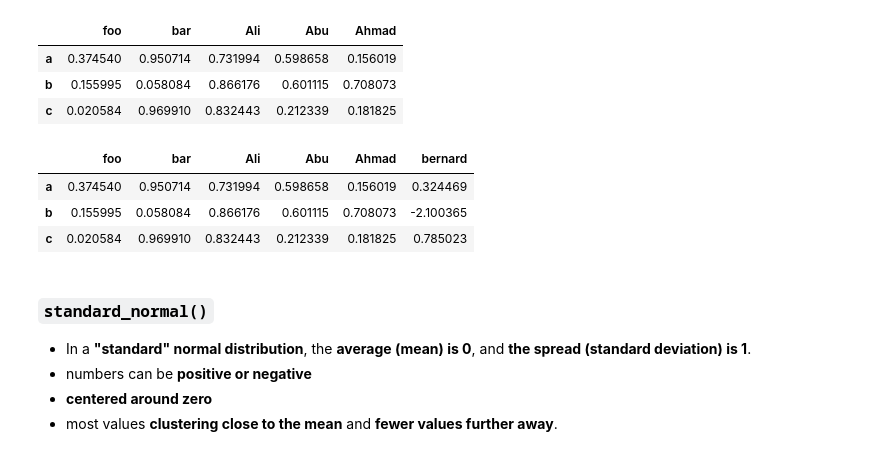
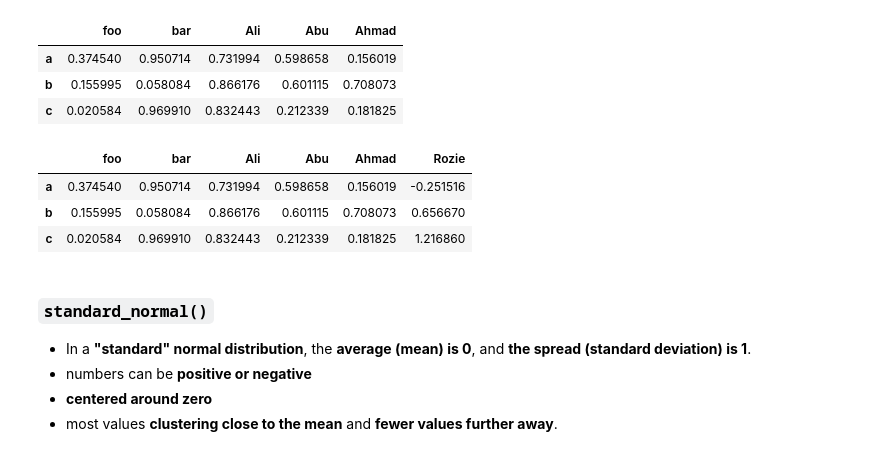
Before and after one commit to Rozieyati/Data-Science-Project, a Jupyter notebook: P166417_Week7_DataManipulation_Pandas_20251122_ORI.ipynb, the cells around one changed output. Cells and saved outputs as stored; diff of their text form; code cells hidden in the pictures.

```diff
--- a/P166417_Week7_DataManipulation_Pandas_20251122_ORI.ipynb
+++ b/P166417_Week7_DataManipulation_Pandas_20251122_ORI.ipynb
@@ -310,13 +314,13 @@ trial
 | c | 0.020584 | 0.969910 | 0.832443 | 0.212339 | 0.181825 |
 # %%
 # Add column # 6 with standard normal data
-trial['bernard'] = np.random.standard_normal(3)
+trial['Rozie'] = np.random.standard_normal(3)
 trial
 # %% [output]
-|  | foo | bar | Ali | Abu | Ahmad | bernard |
-| a | 0.374540 | 0.950714 | 0.731994 | 0.598658 | 0.156019 | 0.324469 |
-| b | 0.155995 | 0.058084 | 0.866176 | 0.601115 | 0.708073 | -2.100365 |
-| c | 0.020584 | 0.969910 | 0.832443 | 0.212339 | 0.181825 | 0.785023 |
+|  | foo | bar | Ali | Abu | Ahmad | Rozie |
+| a | 0.374540 | 0.950714 | 0.731994 | 0.598658 | 0.156019 | -0.251516 |
+| b | 0.155995 | 0.058084 | 0.866176 | 0.601115 | 0.708073 | 0.656670 |
+| c | 0.020584 | 0.969910 | 0.832443 | 0.212339 | 0.181825 | 1.216860 |
 # %% [markdown]
 ### `standard_normal()`
 - In a **"standard" normal distribution**, the **average (mean) is 0**, and **the spread (standard deviation) is 1**.
```
Also changed, not shown: parts of 19 cells of this notebook.
